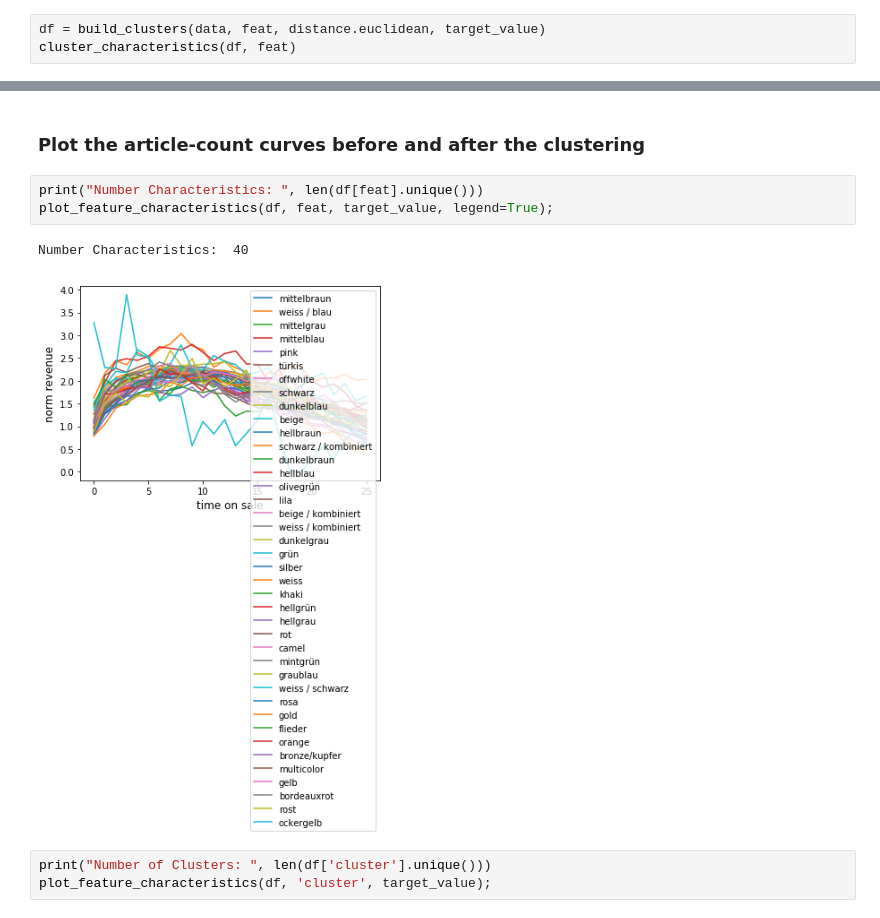
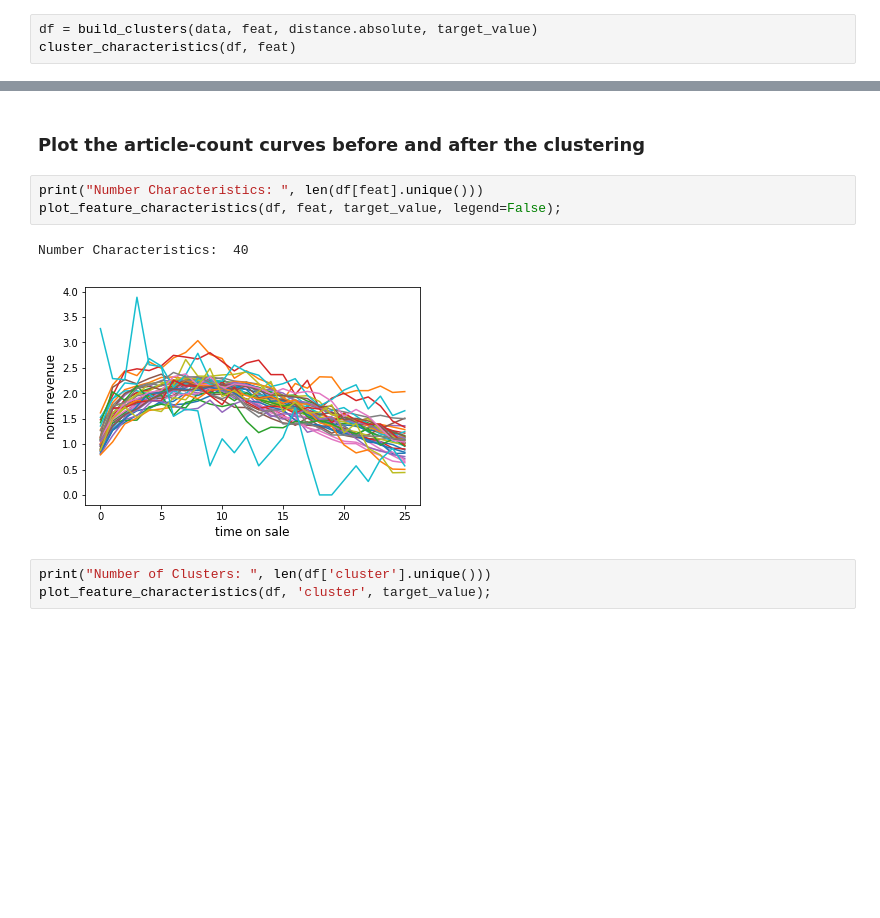
Before and after one commit to indyfree/tailor, a Jupyter notebook: notebooks/06-cluster-feature.ipynb, the cells around one changed output, grey strips where cells are left out. Drawn from its saved outputs; the diff is of its cells as text; blank space fills up the shorter version.

```diff
--- a/notebooks/06-cluster-feature.ipynb
+++ b/notebooks/06-cluster-feature.ipynb
@@ -44,7 +44,7 @@ target_value = 'norm_revenue'
 # %% [markdown]
 ### Run the Clustering Algorithm
 # %%
-df = build_clusters(data, feat, distance.euclidean, target_value)
+df = build_clusters(data, feat, distance.absolute, target_value)
 cluster_characteristics(df, feat)
 # %% [output]
 cluster
@@ -56,10 +56,10 @@ Name: color, dtype: object
 ### Plot the article-count curves before and after the clustering
 # %%
 print("Number Characteristics: ", len(df[feat].unique()))
-plot_feature_characteristics(df, feat, target_value, legend=True);
+plot_feature_characteristics(df, feat, target_value, legend=False);
 # %% [output]
 Number Characteristics:  40
-[figure, old version]
+[figure, new version]
 # %%
 print("Number of Clusters: ", len(df['cluster'].unique()))
 plot_feature_characteristics(df, 'cluster', target_value);
```
Also changed, not shown: parts of 1 cell of this notebook, 3 other files.
